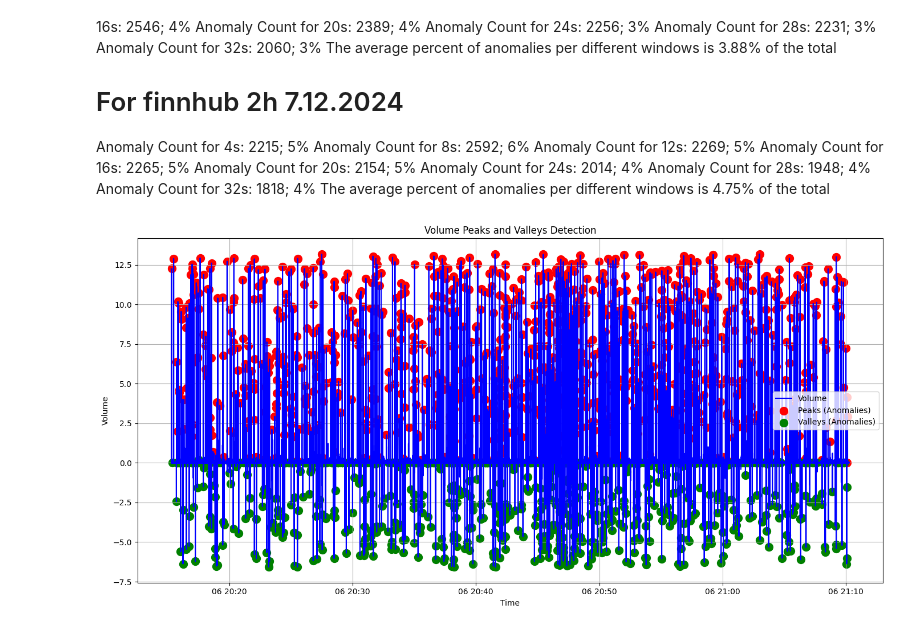
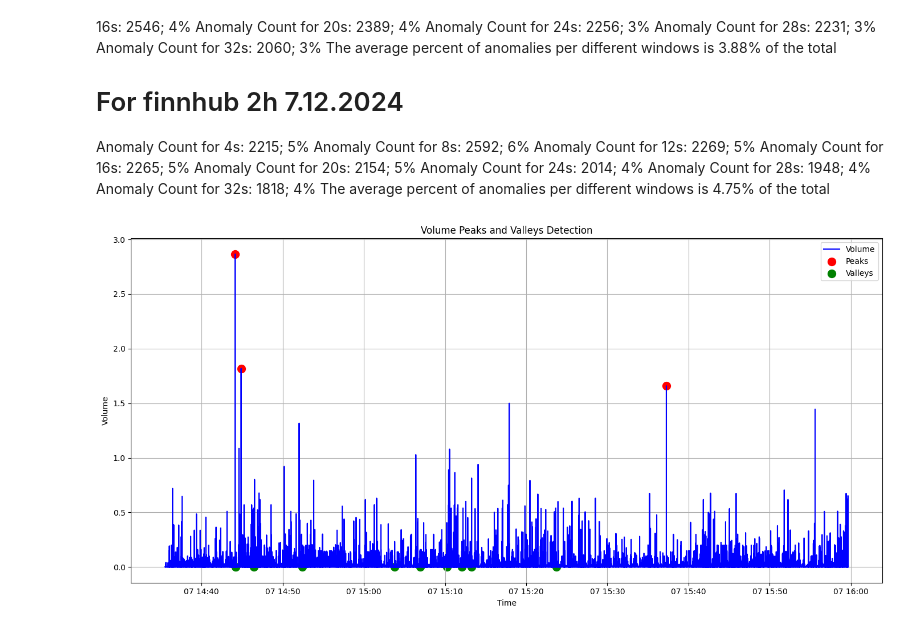
Before and after one commit to KarolSekscinski/anomaly-detection, a Jupyter notebook: sandbox/explore_anomalies.ipynb, the cells around one changed output. Cells and saved outputs as stored; diff of their text form; code cells hidden in the pictures.

```diff
--- a/sandbox/explore_anomalies.ipynb
+++ b/sandbox/explore_anomalies.ipynb
@@ -6,4 +8,3 @@ import matplotlib.pyplot as plt
 # %%
-window_sizes = [1,3,5,7,11,13,17,19] # but in seconds
-print(window_sizes)
-z_score_threshold = 3
+# Define window sizes and thresholds
+window_sizes_and_thresholds = [(3, 3.0), (5, 3.0), (7, 3.0), (11, 3.0), (13, 3.0), (17, 3.0)]
@@ -12,10 +11,11 @@ z_score_threshold = 3
 # %%
-# df = pd.read_csv("data/finnhub7-12-2h.csv")
-df = pd.read_csv("data/finnhub_anomalies.csv")
+# Load data
+df = pd.read_csv("data/finnhub7-12-2h.csv")
 columns = ["price", "volume", "trade_ts"]
 timestamp_format = "%Y-%m-%d %H:%M:%S.%f%z"
 df = df[columns]
 df["trade_ts"] = df["trade_ts"].apply(lambda a: datetime.strptime(a, timestamp_format))
 df = df.set_index("trade_ts")
-# df.index = pd.to_datetime(df.index)
+# Ograniczenie danych
+# df = df.head(10000)
 # %%
@@ -52,7 +53,6 @@ None
 # %%
-df['volume_smooth'] = df['volume'].rolling(window=window_sizes[0]).mean()
-
-from sklearn.preprocessing import MinMaxScaler
+# Preprocessing
+df['volume_smooth'] = df['volume'].rolling(window=window_sizes_and_thresholds[0][0]).mean()
 
 scaler = MinMaxScaler()
 df['volume_normalized'] = scaler.fit_transform(df[['volume']])
@@ -264,59 +232,37 @@ Anomaly Count for 28s: 1948; 4%
 Anomaly Count for 32s: 1818; 4%
 The average percent of anomalies per different windows is 4.75% of the total
 # %%
-from scipy.signal import find_peaks
-
-
-# Combined function to detect peaks and valleys
+# Peaks and Valleys Detection
 def detect_peaks_and_valleys(input_df, column, prominence_peaks=50, prominence_valleys=50):
-    """
-    Detect peaks and valleys in the volume data and mark them as anomalies.
-
-    :param input_df: DataFrame containing the time-series data
-    :param column: Column name containing the volume data
-    :param prominence_peaks: Minimum prominence of a peak to be considered
-    :param prominence_valleys: Minimum prominence of a valley to be considered
-    :return: DataFrame with peak and valley anomaly columns
-    """
-    # Detect peaks
     peaks, _ = find_peaks(input_df[column], prominence=prominence_peaks)
-
-    # Detect valleys (inverted peaks)
     inverted_volume = -input_df[column]
     valleys, _ = find_peaks(inverted_volume, prominence=prominence_valleys)
-
-    # Add anomaly columns
-    input_df['peak_anomaly'] = 0  # Default: not a peak anomaly
-    input_df['valley_anomaly'] = 0  # Default: not a valley anomaly
-
-    # Mark peaks and valleys using iloc for integer-based indexing
+    input_df['peak_anomaly'] = 0
+    input_df['valley_anomaly'] = 0
     input_df.iloc[peaks, input_df.columns.get_loc('peak_anomaly')] = 1
     input_df.iloc[valleys, input_df.columns.get_loc('valley_anomaly')] = 1
     return input_df
 
-# Detect peaks and valleys
 volume_df = detect_peaks_and_valleys(df, column='volume', prominence_peaks=1.5, prominence_valleys=1.5)
 
-# Plot the results
 plt.figure(figsize=(14, 7))
 plt.plot(volume_df.index, volume_df['volume'], label='Volume', color='blue', linewidth=1.5)
 plt.scatter(volume_df.index[volume_df['peak_anomaly'] == 1],
             volume_df['volume'][volume_df['peak_anomaly'] == 1],
-            label='Peaks (Anomalies)', color='red', s=100)
+            label='Peaks', color='red', s=100)
 plt.scatter(volume_df.index[volume_df['valley_anomaly'] == 1],
             volume_df['volume'][volume_df['valley_anomaly'] == 1],
-            label='Valleys (Anomalies)', color='green', s=100)
+            label='Valleys', color='green', s=100)
 plt.title("Volume Peaks and Valleys Detection")
 plt.xlabel("Time")
 plt.ylabel("Volume")
 plt.legend()
 plt.grid(True)
 plt.tight_layout()
 plt.show()
 
-# Print detected peaks and valleys
 print("Peaks:\n", volume_df[volume_df['peak_anomaly'] == 1])
 print("Valleys:\n", volume_df[volume_df['valley_anomaly'] == 1])
 # %% [output]
-[figure, old version]
+[figure, new version]
 Peaks:
```
Also changed, not shown: parts of 10 cells of this notebook, 5 other files.
